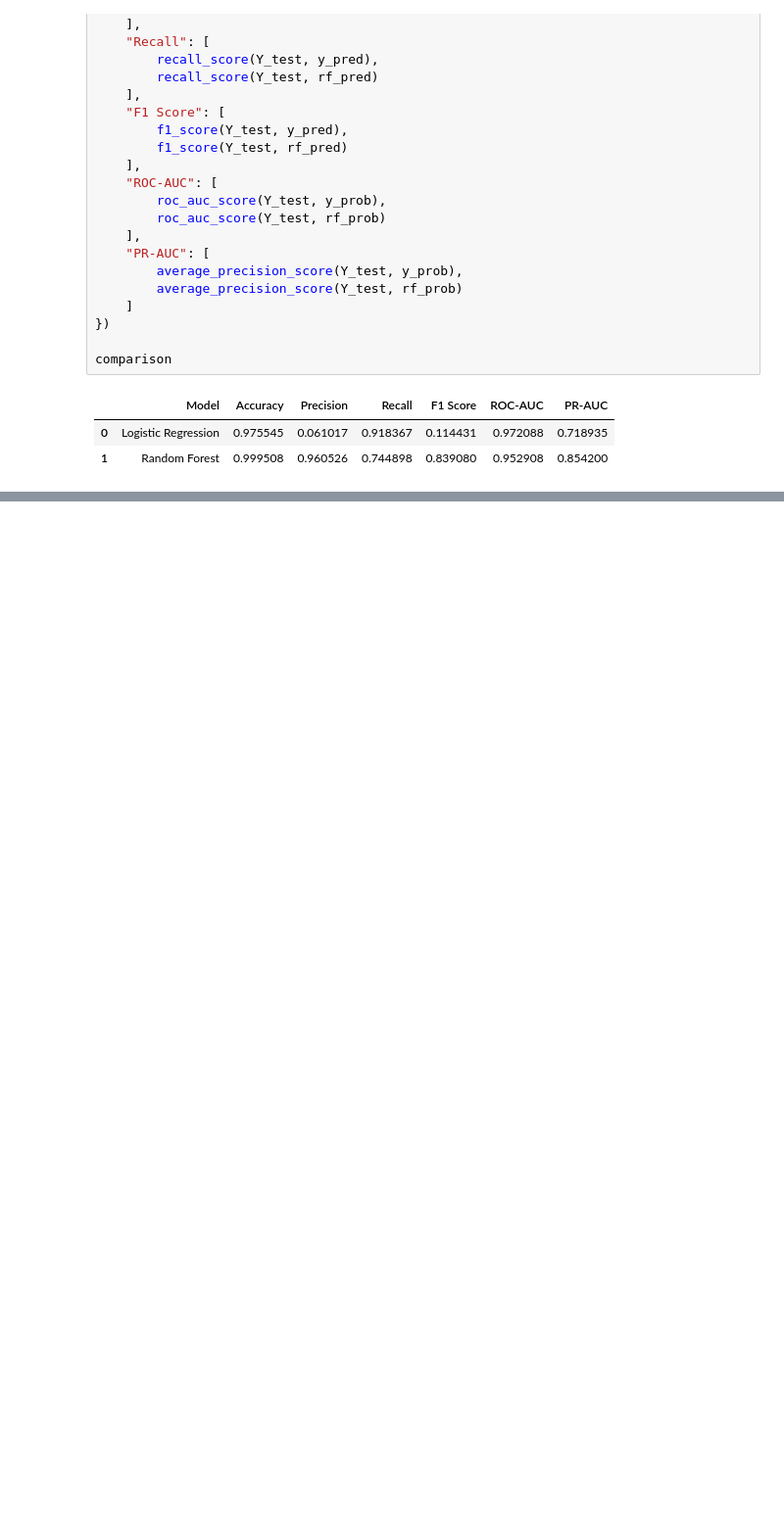
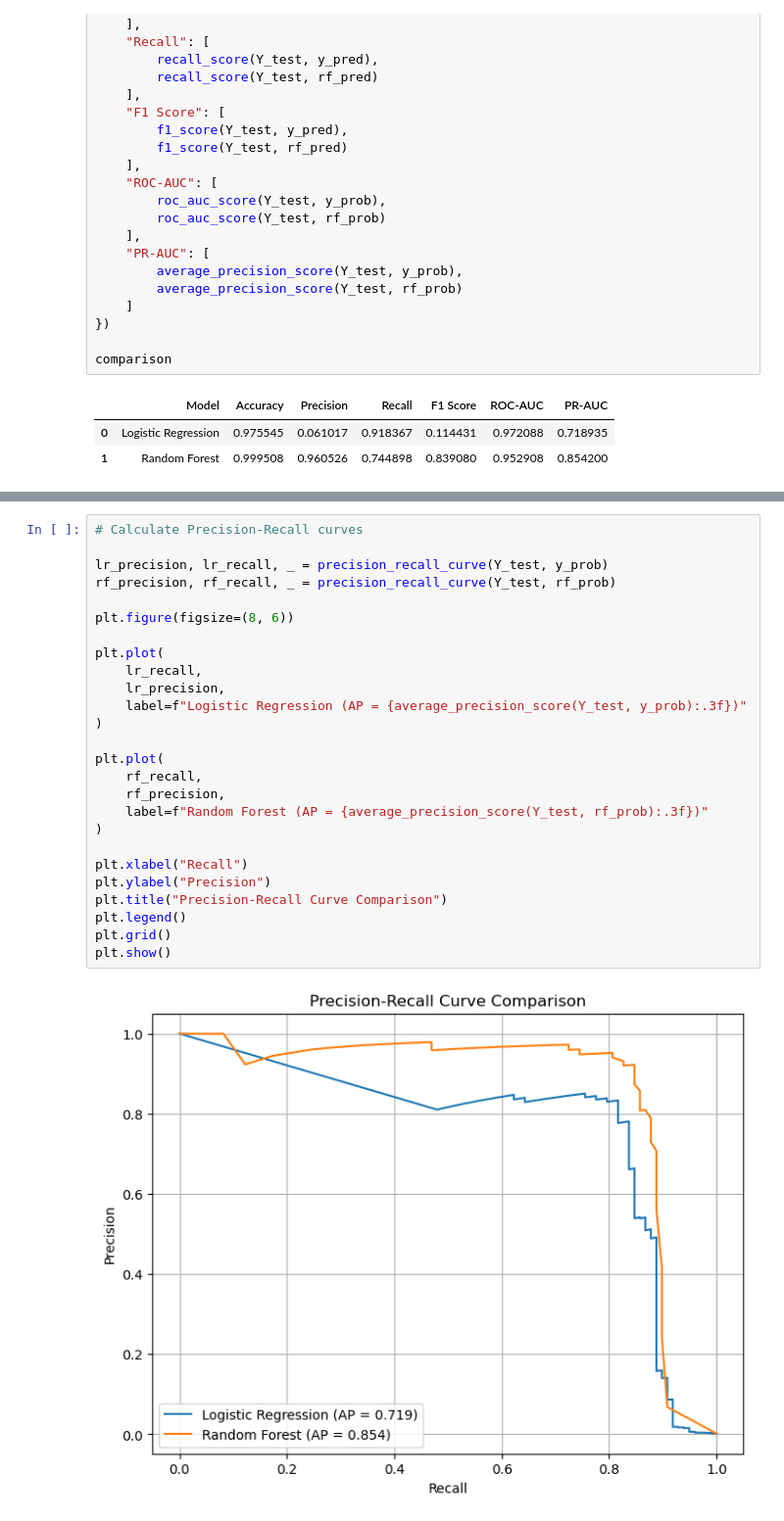
Before and after one commit to TanmayChauhan123/Credit-Card-Fraud-Detection, a Jupyter notebook: credit_card_fraud_detection.ipynb, the cells around one changed output, grey strips where cells are left out. Shown at 98% size. Drawn from its saved outputs; the diff is of its cells as text; blank space fills up the shorter version.

```diff
--- a/credit_card_fraud_detection.ipynb
+++ b/credit_card_fraud_detection.ipynb
@@ -441,0 +681,28 @@ comparison
+# %%
+# Calculate Precision-Recall curves
+
+lr_precision, lr_recall, _ = precision_recall_curve(Y_test, y_prob)
+rf_precision, rf_recall, _ = precision_recall_curve(Y_test, rf_prob)
+
+plt.figure(figsize=(8, 6))
+
+plt.plot(
+    lr_recall,
+    lr_precision,
+    label=f"Logistic Regression (AP = {average_precision_score(Y_test, y_prob):.3f})"
+)
+
+plt.plot(
+    rf_recall,
+    rf_precision,
+    label=f"Random Forest (AP = {average_precision_score(Y_test, rf_prob):.3f})"
+)
+
+plt.xlabel("Recall")
+plt.ylabel("Precision")
+plt.title("Precision-Recall Curve Comparison")
+plt.legend()
+plt.grid()
+plt.show()
+# %% [output]
+[figure, added]
```
Also changed, not shown: parts of 37 cells of this notebook, 2 other files.
